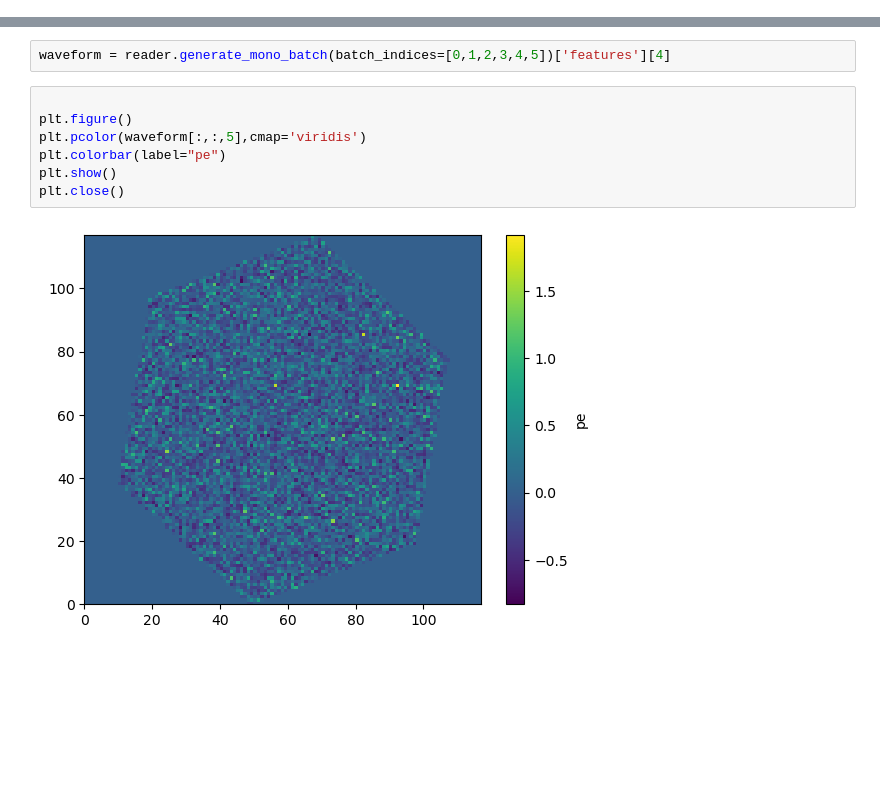
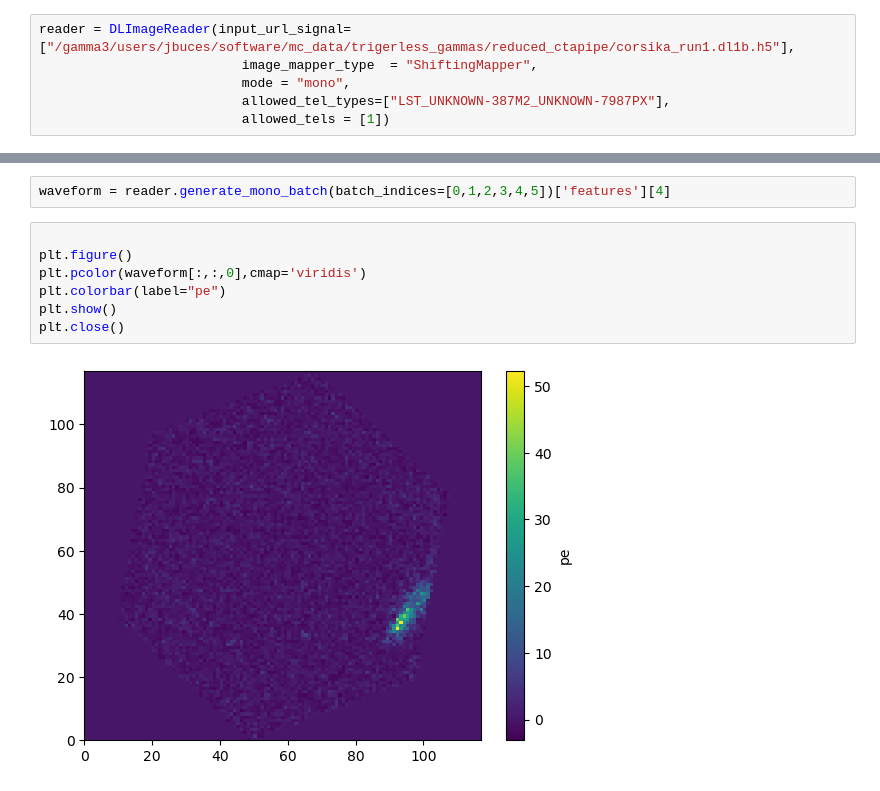
Before and after one commit to cta-observatory/dl1-data-handler, a Jupyter notebook: notebooks/test_r1_reader.ipynb, the cells around one changed output, grey strips where cells are left out. Cells and saved outputs as stored; diff of their text form; blank space fills up the shorter version.

```diff
--- a/notebooks/test_r1_reader.ipynb
+++ b/notebooks/test_r1_reader.ipynb
@@ -27,0 +30,6 @@ reader = DLWaveformReader(input_url_signal=["/gamma3/users/jbuces/software/mc_da
+# %%
+reader = DLImageReader(input_url_signal=["/gamma3/users/jbuces/software/mc_data/trigerless_gammas/reduced_ctapipe/corsika_run1.dl1b.h5"],
+                          image_mapper_type  = "ShiftingMapper",
+                          mode = "mono",
+                          allowed_tel_types=["LST_UNKNOWN-387M2_UNKNOWN-7987PX"],
+                          allowed_tels = [1])
@@ -101,9 +137,9 @@ waveform = reader.generate_mono_batch(batch_indices=[0,1,2,3,4,5])['features'][4
 # %%
 
 plt.figure()
-plt.pcolor(waveform[:,:,5],cmap='viridis')
+plt.pcolor(waveform[:,:,0],cmap='viridis')
 plt.colorbar(label="pe")
 plt.show()
 plt.close()
 # %% [output]
-[figure, old version]
+[figure, new version]
```
Also changed, not shown: parts of 5 cells of this notebook, 2 other files.
